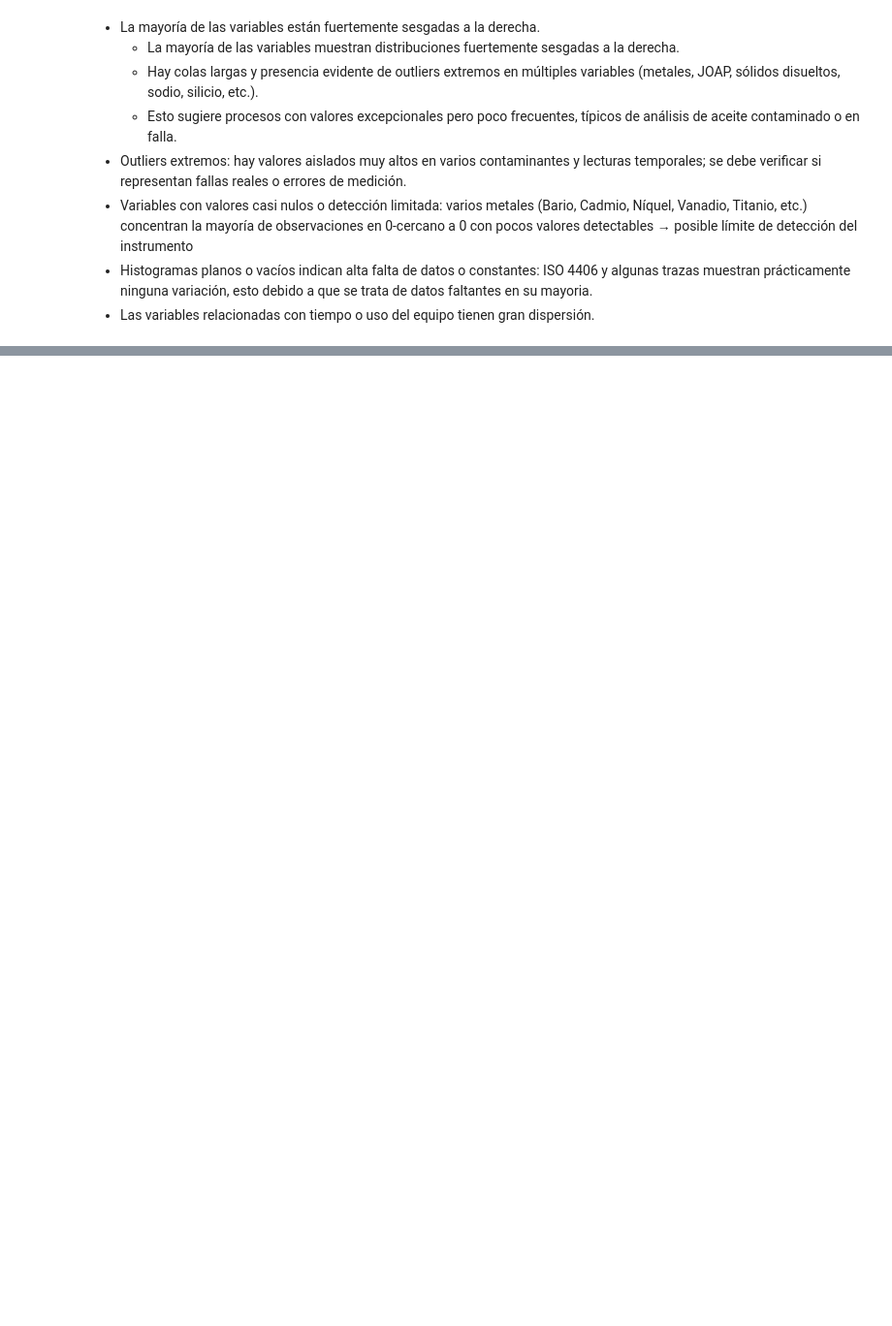
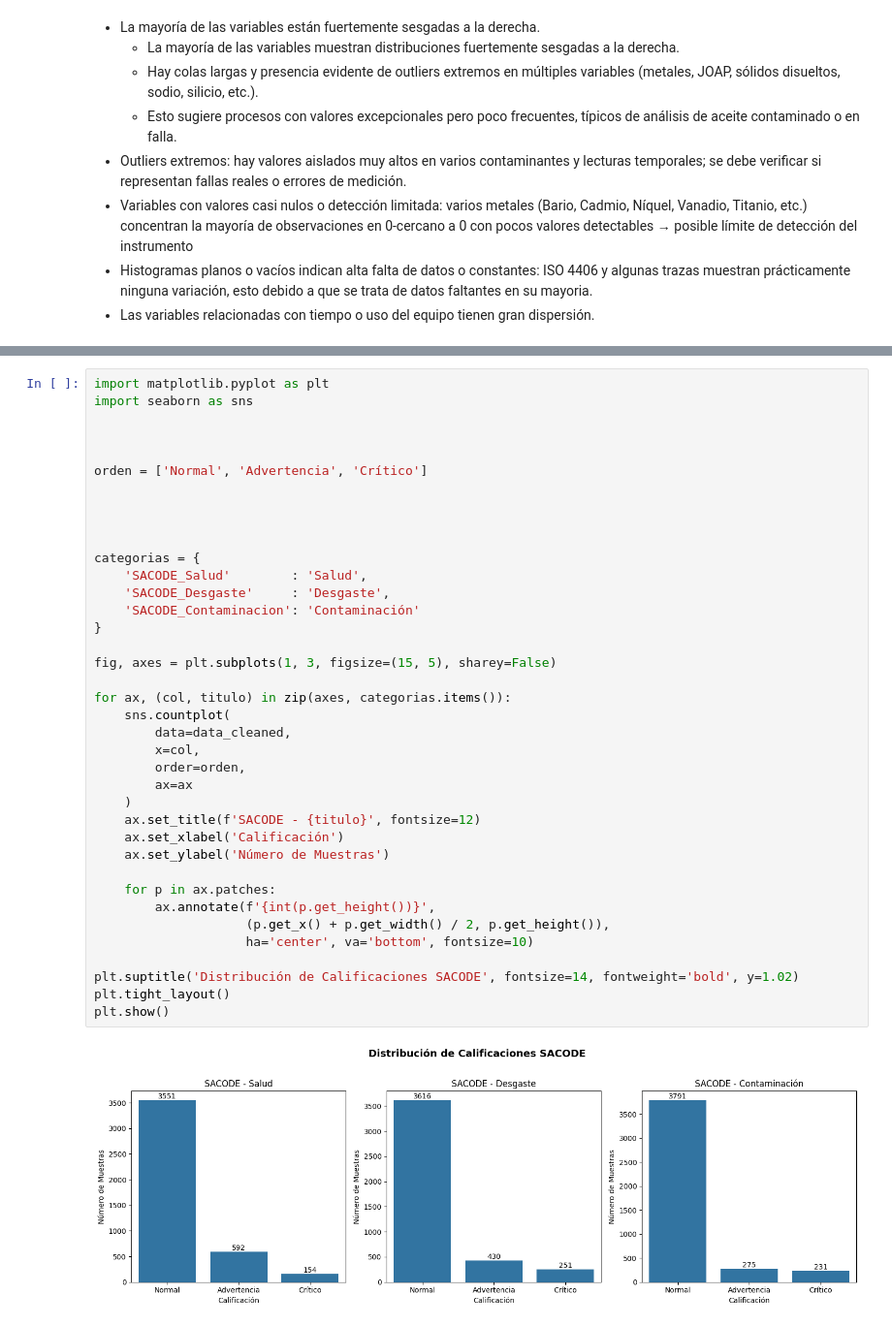
Before and after one commit to darturo12/Tesis-de-Grado-MIAD-, a Jupyter notebook: Exploración/Exploración de datos.ipynb, the cells around one changed output, grey strips where cells are left out. Shown at 97% size. Saved outputs shown, nothing was run; the diff lists cells and outputs as text; blank space fills up the shorter version.

```diff
--- a/Exploración/Exploración de datos.ipynb
+++ b/Exploración/Exploración de datos.ipynb
@@ -858,0 +1079,40 @@ plt.show()
+# %%
+import matplotlib.pyplot as plt
+import seaborn as sns
+
+
+
+orden = ['Normal', 'Advertencia', 'Crítico']
+
+
+
+
+categorias = {
+    'SACODE_Salud'        : 'Salud',
+    'SACODE_Desgaste'     : 'Desgaste',
+    'SACODE_Contaminacion': 'Contaminación'
+}
+
+fig, axes = plt.subplots(1, 3, figsize=(15, 5), sharey=False)
+
+for ax, (col, titulo) in zip(axes, categorias.items()):
+    sns.countplot(
+        data=data_cleaned,
+        x=col,
+        order=orden,
+        ax=ax
+    )
+    ax.set_title(f'SACODE - {titulo}', fontsize=12)
+    ax.set_xlabel('Calificación')
+    ax.set_ylabel('Número de Muestras')
+
+    for p in ax.patches:
+        ax.annotate(f'{int(p.get_height())}',
+                    (p.get_x() + p.get_width() / 2, p.get_height()),
+                    ha='center', va='bottom', fontsize=10)
+
+plt.suptitle('Distribución de Calificaciones SACODE', fontsize=14, fontweight='bold', y=1.02)
+plt.tight_layout()
+plt.show()
+# %% [output]
+[figure, added]
```
Also changed, not shown: parts of 22 cells of this notebook, 2 other files.
